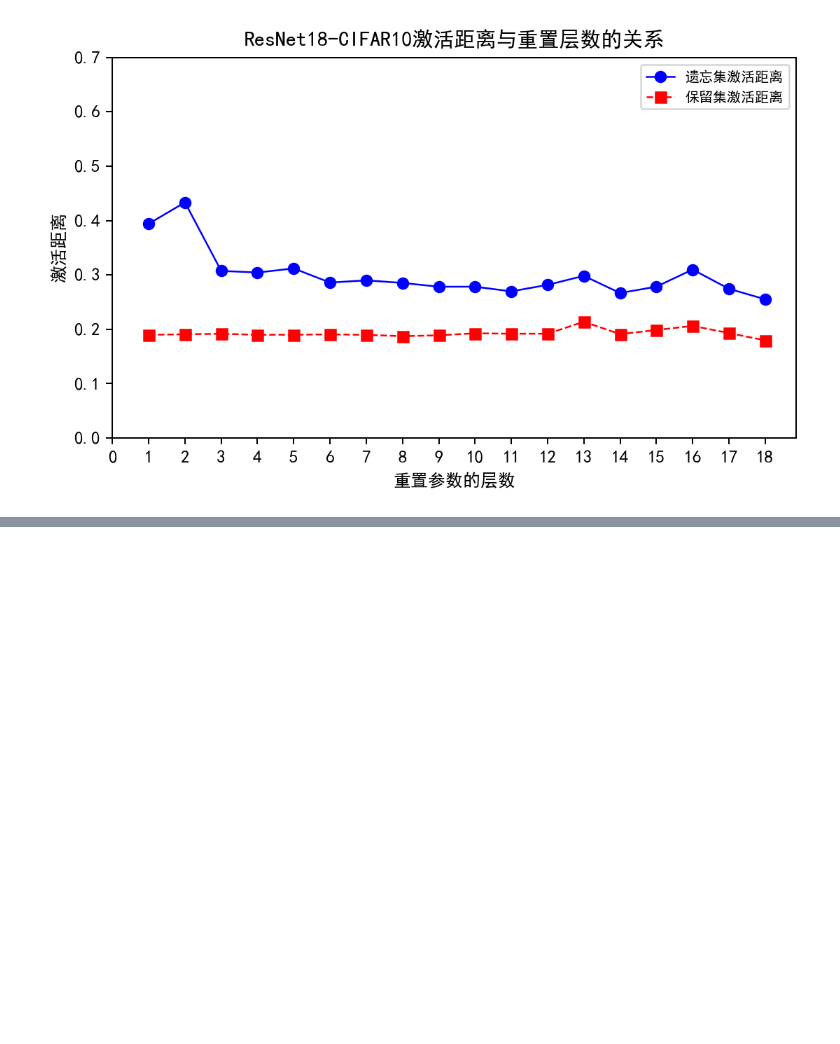
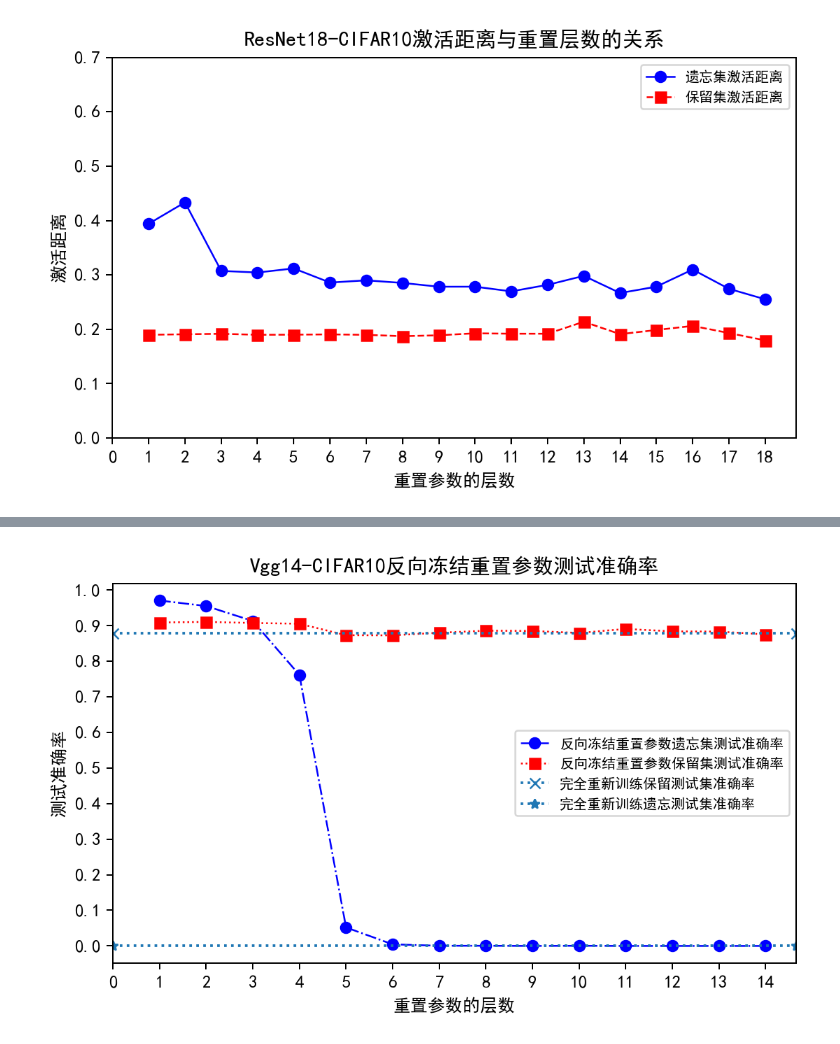
Before and after one commit to pan402945786/graduate_expriment, a Jupyter notebook: common/plot_pic2.ipynb, the cells around one changed output, grey strips where cells are left out. Cells and saved outputs as stored; diff of their text form; code cells hidden in the pictures; blank space fills up the shorter version.

```diff
--- a/common/plot_pic2.ipynb
+++ b/common/plot_pic2.ipynb
@@ -215,0 +216,47 @@ plt.show()
+# %%
+# vgg14 cifar10 反向冻结保留集和遗忘集准确率曲线
+import numpy as np
+import matplotlib.pyplot as plt
+
+plt.figure(figsize=(7,4), dpi=180)
+ax = plt.subplot(111)
+ax.xaxis.set_ticks_position('bottom')
+ax.yaxis.set_ticks_position('left')
+ax.set_xlabel('重置参数的层数')  # Add an x-label to the axes.
+ax.set_ylabel('测试准确率')  # Add a y-label to the axes.
+ax.set_title("Vgg14-CIFAR10反向冻结重置参数测试准确率")  # Add a title to the axes.
+plt.rcParams['font.family']=['SimHei']#关键是这句
+# plt.rcParams['font.family']=['Arial Unicode MS']
+X = np.linspace(1, 14, 14, endpoint=True)
+
+vgg_reverse_reset_freeze_forget_acc = [
+    97.000,95.450,91.250,76.100,5.200,0.450,
+    0.050,0.050,0.000,0.050,0.000,0.000,
+    0.000,0.000,
+]
+vgg_reverse_reset_freeze_retain_acc = [
+    90.838,91.000,90.700,90.475,87.263,87.213,
+    87.963,88.525,88.450,87.900,89.025,88.338,
+    88.288,87.475,
+]
+
+retrain_retain_acc = 0.87738
+retrain_forget_acc = 0.
+
+CN = np.array(vgg_reverse_reset_freeze_forget_acc)
+CN = np.divide(CN, np.array(100.))
+SN = np.array(vgg_reverse_reset_freeze_retain_acc)
+SN = np.divide(SN, np.array(100.))
+
+plt.plot(X, CN, marker='o', linewidth=1, linestyle="dashdot",color='b', label="反向冻结重置参数遗忘集测试准确率")
+plt.plot(X, SN, marker='s', linewidth=1, linestyle="dotted", color='r', label="反向冻结重置参数保留集测试准确率")
+plt.axhline(y=retrain_retain_acc, marker='x',linestyle='dotted', label='完全重新训练保留测试集准确率')
+plt.axhline(y=retrain_forget_acc, marker='*',linestyle='dotted', label='完全重新训练遗忘测试集准确率')
+plt.xticks(np.linspace(0,14,15,endpoint=True))
+plt.yticks(np.linspace(0,1,11,endpoint=True))
+
+plt.legend(loc='center right',fontsize=8, frameon=True)
+plt.savefig("./figures/chapter4_vggcifar_reverse_acc.png",dpi=272)
+plt.show()
+# %% [output]
+[figure, added]
```
Also changed, not shown: parts of 13 cells of this notebook, 15 other files.
